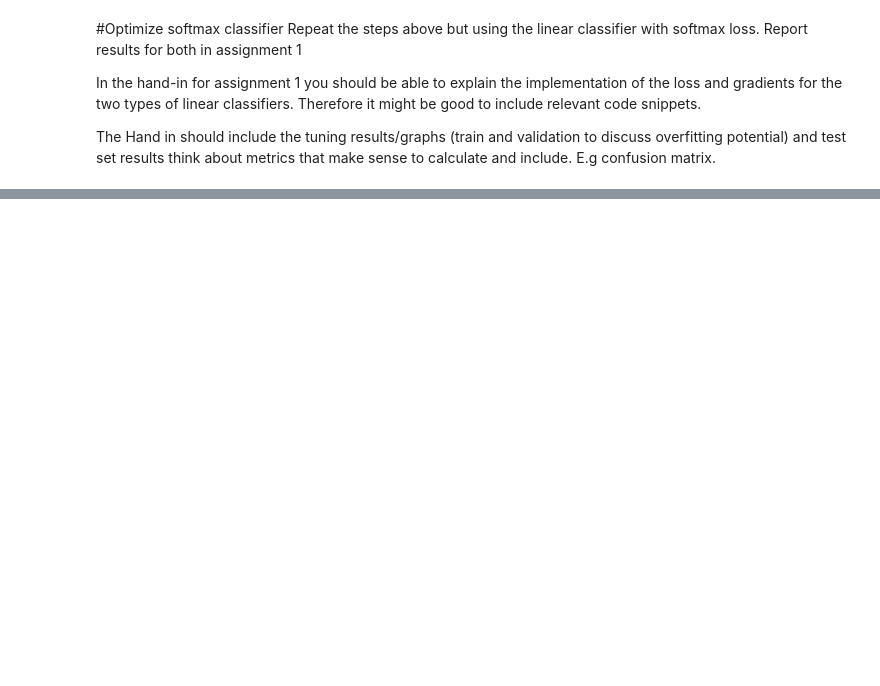
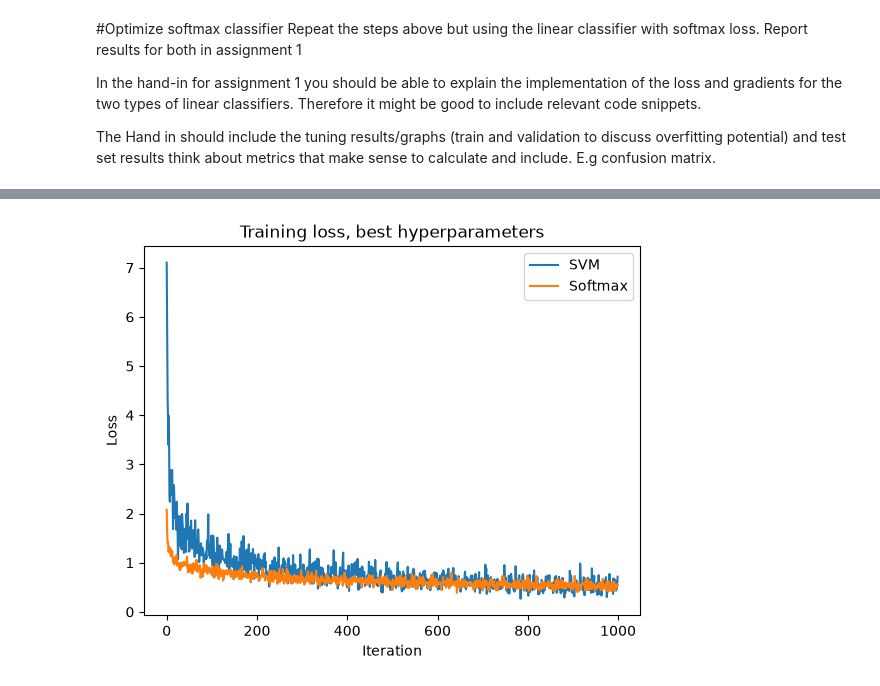
Before and after one commit to Jona615m/Deeplearning, a Jupyter notebook: Assignment_1/Deep_Learning_Assignment1_2_LinClassify_2026 (1).ipynb, the cells around one changed output, grey strips where cells are left out. Cells and saved outputs as stored; diff of their text form; code cells hidden in the pictures; blank space fills up the shorter version.

```diff
--- a/Assignment_1/Deep_Learning_Assignment1_2_LinClassify_2026 (1).ipynb
+++ b/Assignment_1/Deep_Learning_Assignment1_2_LinClassify_2026 (1).ipynb
@@ -576,6 +588,8 @@ regularization_strengths = [1, 1e-1, 1e-2]
 num_iters = 1000
 batch_size = 200
 
+results_svm = []
+
 # Tester alle kombinationer af learning rate og regularization
 for lr in learning_rates:
     for reg in regularization_strengths:
@@ -602,17 +616,24 @@ for lr in learning_rates:
 
         # Beregner validation accuracy
         accuracy = np.mean(predictions == y_val)
+        train_predictions = svm.predict(X_train)
+        train_accuracy = np.mean(train_predictions == y_train)
 
         # Viser resultatet for denne kombination
         print(
             f"lr={lr}, reg={reg}, "
             f"accuracy={accuracy * 100:.2f}%"
         )
+        results_svm.append((lr, reg, train_accuracy, accuracy))
 
         # Gemmer modellen hvis den er bedre end den bedste hidtil
         if accuracy > best_accuracy:
             best_accuracy = accuracy
             best_svm = svm
+
+print(f"{'lr':>8} {'reg':>8} {'train acc':>10} {'val acc':>10}")
+for lr, reg, tr_acc, val_acc in results_svm:
+    print(f"{lr:>8} {reg:>8} {tr_acc*100:>9.2f}% {val_acc*100:>9.2f}%")
 # %% [output]
 [figure]
 Validation accuracy: 77.60%
@@ -628,3 +659,9 @@ lr=1e-06, reg=0.01, accuracy=78.20%
+# %%
+best_lr_svm = [lr for lr, reg, tr, val in results_svm if val == best_accuracy][0]
+best_reg_svm = [reg for lr, reg, tr, val in results_svm if val == best_accuracy][0]
+
+svm_best_run = LinearClassifier(input_dim=28*28*3+1, num_classes=8, loss_type="svm")
+history_svm_best = svm_best_run.train(X_train, y_train, learning_rate=best_lr_svm, reg=best_reg_svm, num_iters=1000, batch_size=200)
 # %% [markdown]
 I could be a good idea to record as much informartion as possible from the optimization. E.g. loss as function of hyperparameters. This can be used for visualizing results of the tuning and included in the assignment 1 report.
 # %% [markdown]
@@ -687,7 +724,7 @@ regularization_strengths = [1, 1e-1, 1e-2]
 num_iters = 1000
 batch_size = 200
 
-
+results_softmax = []
 # Tester alle kombinationer af learning rate og regularization
 for lr in learning_rates:
     for reg in regularization_strengths:
@@ -714,15 +751,22 @@ for lr in learning_rates:
 
         # Beregner validation accuracy
         accuracy = np.mean(predictions == y_val)
+        train_predictions = softmax.predict(X_train)
+        train_accuracy = np.mean(train_predictions == y_train)
 
         # Viser resultatet for denne kombination
         print(
             f"lr={lr}, reg={reg}, "
             f"accuracy={accuracy * 100:.2f}%"
         )
+        results_softmax.append((lr, reg, train_accuracy, accuracy))
 
         # Gemmer modellen hvis den er bedre end den bedste hidtil
         if accuracy > best_accuracy:
             best_accuracy = accuracy
             best_softmax = softmax
+
+print(f"{'lr':>8} {'reg':>8} {'train acc':>10} {'val acc':>10}")
+for lr, reg, tr_acc, val_acc in results_softmax:
+    print(f"{lr:>8} {reg:>8} {tr_acc*100:>9.2f}% {val_acc*100:>9.2f}%")
 # %% [output]
@@ -737,0 +792,16 @@ lr=1e-06, reg=0.01, accuracy=74.80%
+# %%
+best_lr_softmax = [lr for lr, reg, tr, val in results_softmax if val == best_accuracy][0]
+best_reg_softmax = [reg for lr, reg, tr, val in results_softmax if val == best_accuracy][0]
+
+softmax_best_run = LinearClassifier(input_dim=28*28*3+1, num_classes=8, loss_type="softmax")
+history_softmax_best = softmax_best_run.train(X_train, y_train, learning_rate=best_lr_softmax, reg=best_reg_softmax, num_iters=1000, batch_size=200)
+# %%
+plt.plot(history_svm_best, label="SVM")
+plt.plot(history_softmax_best, label="Softmax")
+plt.xlabel("Iteration")
+plt.ylabel("Loss")
+plt.title("Training loss, best hyperparameters")
+plt.legend()
+plt.show()
+# %% [output]
+[figure, added]
```
Also changed, not shown: parts of 9 cells of this notebook, 1 other file.
